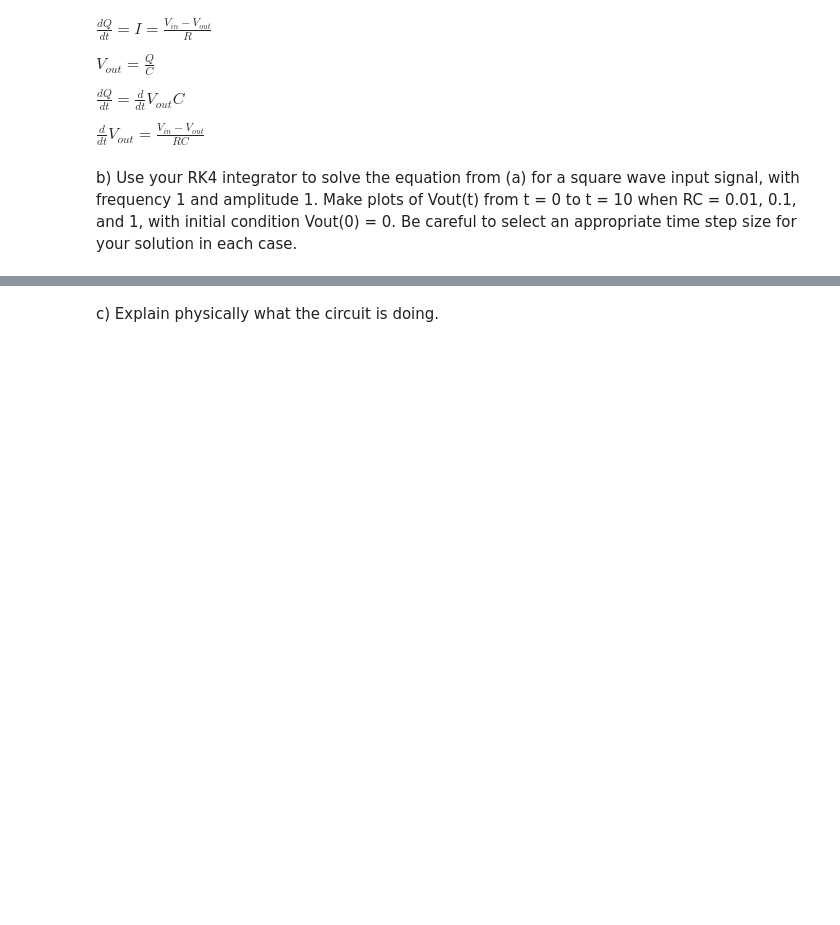
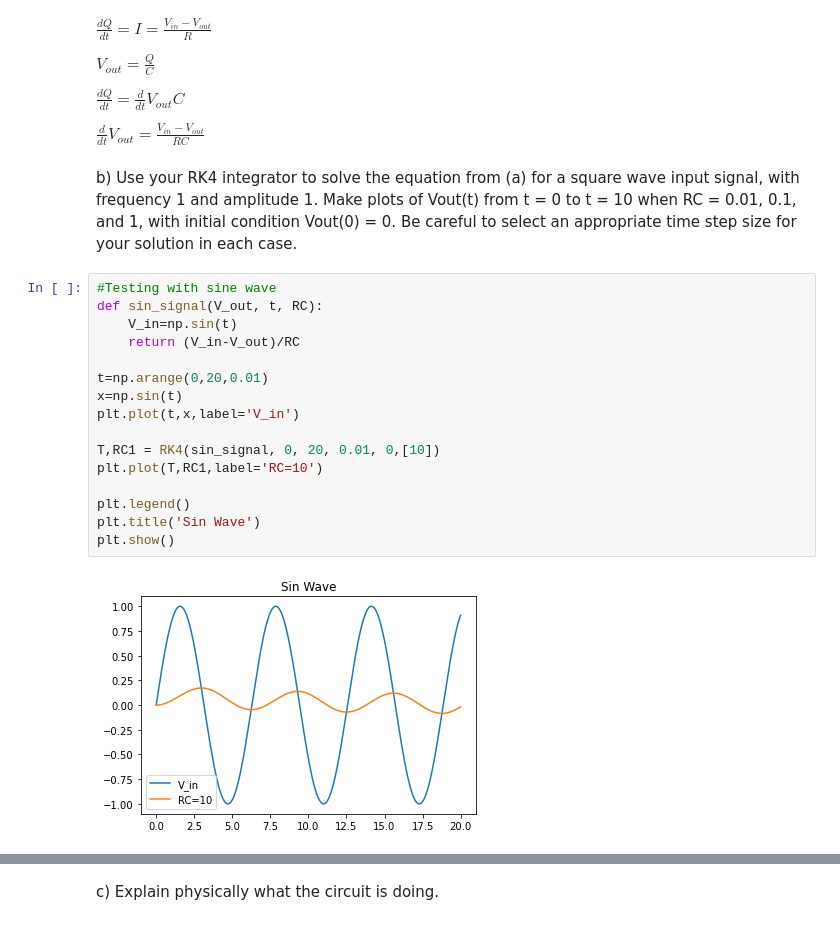
Before and after one commit to Tim-L-Zhao/Lectures, a Jupyter notebook: HW1.ipynb, the cells around one changed output, grey strips where cells are left out. Saved outputs shown, nothing was run; the diff lists cells and outputs as text; blank space fills up the shorter version.

```diff
--- a/HW1.ipynb
+++ b/HW1.ipynb
@@ -191,4 +213,22 @@ $\frac{dQ}{dt}=\frac{d}{dt}V_{out}C$
 $\frac{d}{dt}V_{out}=\frac{V_{in}-V_{out}}{RC}$
 # %% [markdown]
 b) Use your RK4 integrator to solve the equation from (a) for a square wave input signal, with frequency 1 and amplitude 1. Make plots of Vout(t) from t = 0 to t = 10 when RC = 0.01, 0.1, and 1, with initial condition Vout(0) = 0. Be careful to select an appropriate time step size for your solution in each case.
+# %%
+#Testing with sine wave
+def sin_signal(V_out, t, RC):
+    V_in=np.sin(t)
+    return (V_in-V_out)/RC
+
+t=np.arange(0,20,0.01)
+x=np.sin(t)
+plt.plot(t,x,label='V_in')
+
+T,RC1 = RK4(sin_signal, 0, 20, 0.01, 0,[10])
+plt.plot(T,RC1,label='RC=10')
+
+plt.legend()
+plt.title('Sin Wave')
+plt.show()
+# %% [output]
+[figure, added]
 # %%
```
Also changed, not shown: parts of 33 cells of this notebook, 1 other file.
